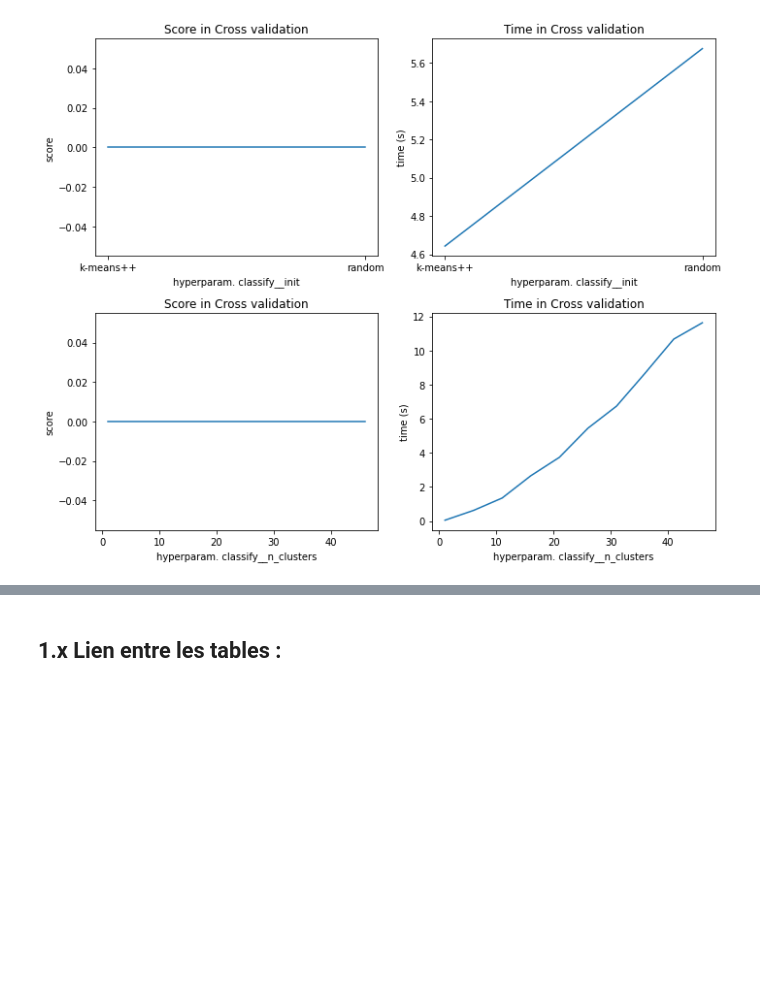
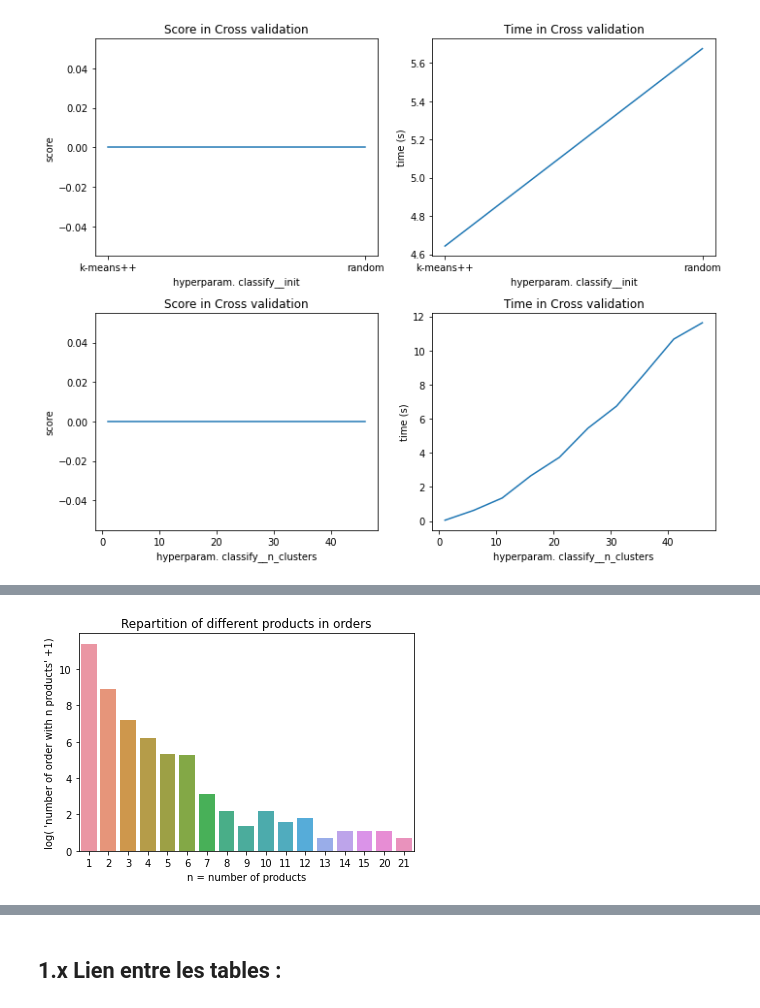
Before and after one commit to ClaireGayral/formation_openclassroom, a Jupyter notebook: P4_gayral_claire/analyse_exploratoire.ipynb, the cells around one changed output, grey strips where cells are left out. Saved outputs shown, nothing was run; the diff lists cells and outputs as text; code cells hidden in the pictures; blank space fills up the shorter version.

```diff
--- a/P4_gayral_claire/analyse_exploratoire.ipynb
+++ b/P4_gayral_claire/analyse_exploratoire.ipynb
@@ -1189,0 +1137,11 @@ my_orders["order_purchase_date"]
+# %%
+# tmp = order_items.order_id.value_counts()[(order_items.order_id.value_counts()>1).values]
+tmp = order_items.order_id.value_counts().value_counts()
+sns.barplot(x=tmp.index, y=np.log(tmp.values+1))
+plt.title("Repartition of different products in orders")
+plt.xlabel("n = number of products")
+plt.ylabel("log( 'number of order with n products' +1)")
+plt.show()
+# 98666 == np.unique(order_items.order_id).shape[0]
+# %% [output]
+[figure, added]
```
Also changed, not shown: parts of 87 cells of this notebook, 5 other files.
